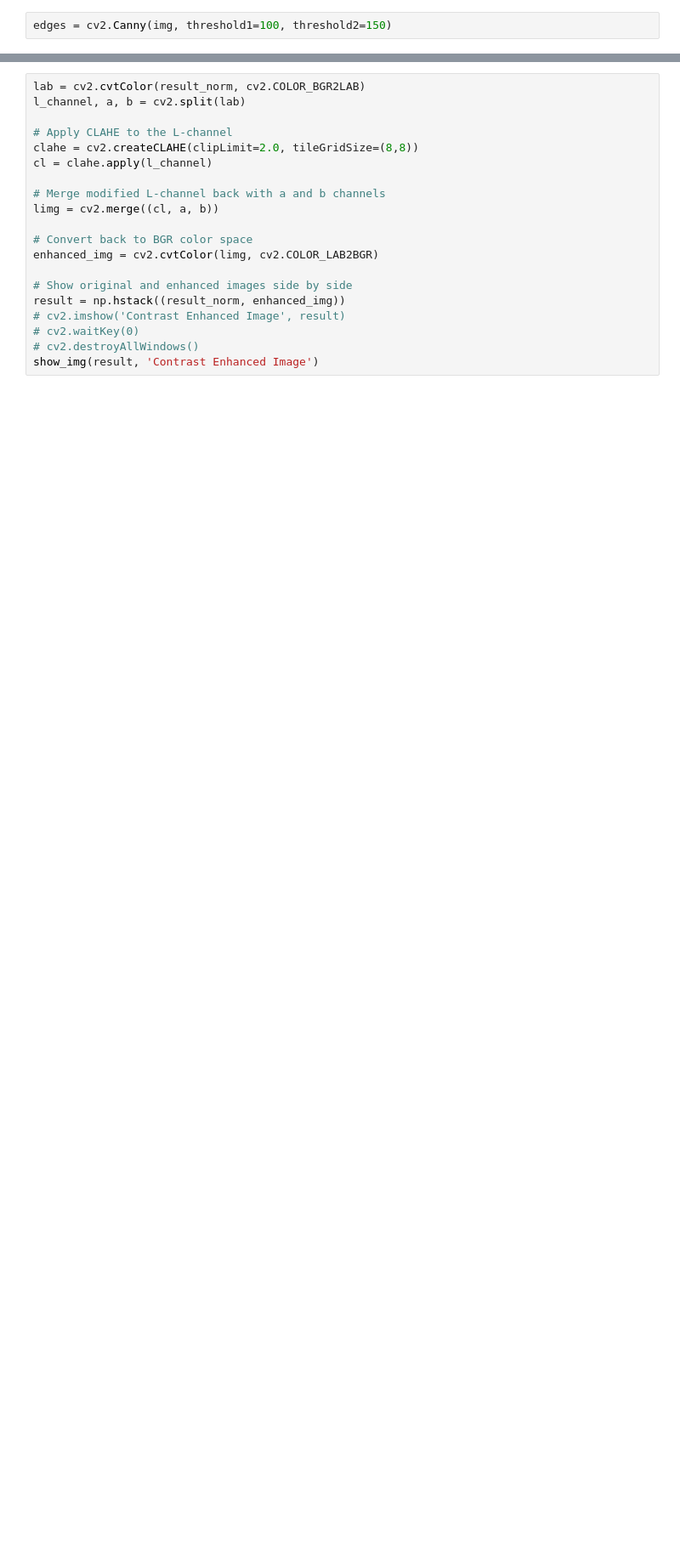
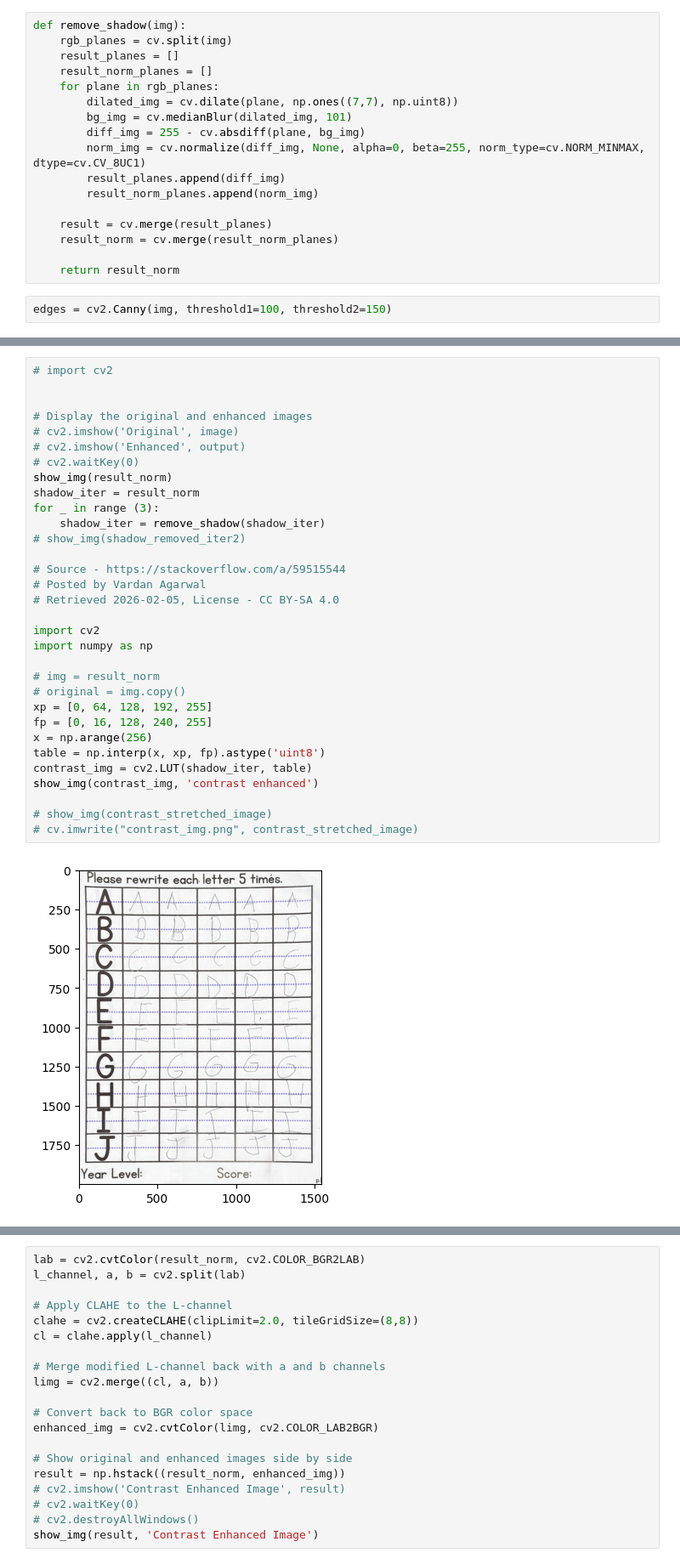
Before and after one commit to Jashagmama/THES2, a Jupyter notebook: Preproc_testing.ipynb, the cells around one changed output, grey strips where cells are left out. Shown at 85% size. Cells and saved outputs as stored; diff of their text form; blank space fills up the shorter version.

```diff
--- a/Preproc_testing.ipynb
+++ b/Preproc_testing.ipynb
@@ -36,6 +36,23 @@ show_img(bg_img, "bg_img")
 #     lookUpTable[0,i] = np.clip(pow(i / 255.0, gamma) * 255.0, 0, 255)
 
 # res = cv.LUT(result_norm, lookUpTable)
+# %%
+def remove_shadow(img):
+    rgb_planes = cv.split(img)
+    result_planes = []
+    result_norm_planes = []
+    for plane in rgb_planes:
+        dilated_img = cv.dilate(plane, np.ones((7,7), np.uint8))
+        bg_img = cv.medianBlur(dilated_img, 101)
+        diff_img = 255 - cv.absdiff(plane, bg_img)
+        norm_img = cv.normalize(diff_img, None, alpha=0, beta=255, norm_type=cv.NORM_MINMAX, dtype=cv.CV_8UC1)
+        result_planes.append(diff_img)
+        result_norm_planes.append(norm_img)
+
+    result = cv.merge(result_planes)
+    result_norm = cv.merge(result_norm_planes)
+
+    return result_norm
 # %%
 edges = cv2.Canny(img, threshold1=100, threshold2=150)
 # %%
@@ -46 +63,35 @@ cv.imwrite("res_norm_test.png", result_norm)
 True
+# %%
+# import cv2
+
+
+# Display the original and enhanced images
+# cv2.imshow('Original', image)
+# cv2.imshow('Enhanced', output)
+# cv2.waitKey(0)
+show_img(result_norm)
+shadow_iter = result_norm
+for _ in range (3):
+    shadow_iter = remove_shadow(shadow_iter)
+# show_img(shadow_removed_iter2)
+
+# Source - https://stackoverflow.com/a/59515544
+# Posted by Vardan Agarwal
+# Retrieved 2026-02-05, License - CC BY-SA 4.0
+
+import cv2
+import numpy as np
+
+# img = result_norm
+# original = img.copy()
+xp = [0, 64, 128, 192, 255]
+fp = [0, 16, 128, 240, 255]
+x = np.arange(256)
+table = np.interp(x, xp, fp).astype('uint8')
+contrast_img = cv2.LUT(shadow_iter, table)
+show_img(contrast_img, 'contrast enhanced')
+
+# show_img(contrast_stretched_image)
+# cv.imwrite("contrast_img.png", contrast_stretched_image)
+# %% [output]
+[figure, added]
```
Also changed, not shown: parts of 4 cells of this notebook, 19 other files.
